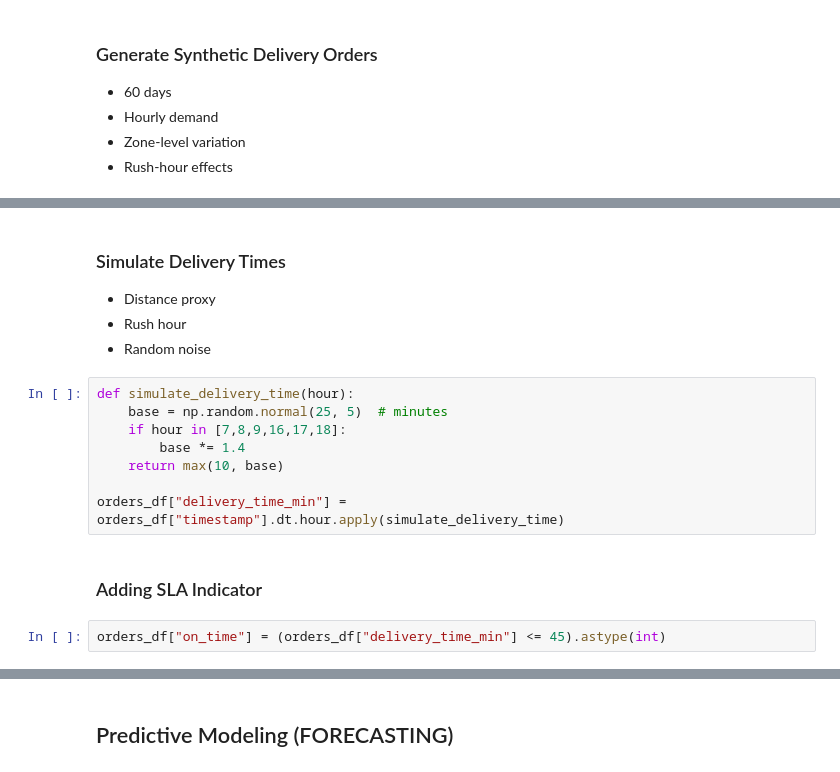
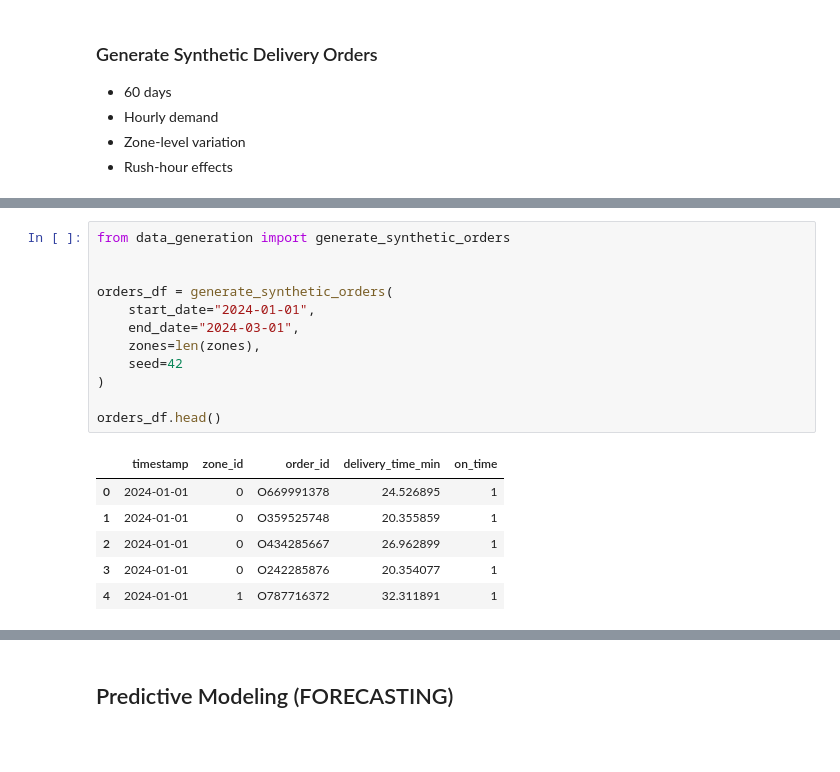
Before and after one commit to jrmcmill/last-mile-delivery-forecasting, a Jupyter notebook: notebooks/01_last_mile_forecasting_and_optimization.ipynb, the cells around one changed output, grey strips where cells are left out. Cells and saved outputs as stored; diff of their text form; blank space fills up the shorter version.

```diff
--- a/notebooks/01_last_mile_forecasting_and_optimization.ipynb
+++ b/notebooks/01_last_mile_forecasting_and_optimization.ipynb
@@ -88,17 +60,19 @@ orders_df.head()
-# %% [markdown]
-### Simulate Delivery Times
-- Distance proxy
-- Rush hour
-- Random noise
-# %%
-def simulate_delivery_time(hour):
-    base = np.random.normal(25, 5)  # minutes
-    if hour in [7,8,9,16,17,18]:
-        base *= 1.4
-    return max(10, base)
-
-orders_df["delivery_time_min"] = orders_df["timestamp"].dt.hour.apply(simulate_delivery_time)
-# %% [markdown]
-### Adding SLA Indicator
-# %%
-orders_df["on_time"] = (orders_df["delivery_time_min"] <= 45).astype(int)
+# %%
+from data_generation import generate_synthetic_orders
+
+
+orders_df = generate_synthetic_orders(
+    start_date="2024-01-01",
+    end_date="2024-03-01",
+    zones=len(zones),
+    seed=42
+)
+
+orders_df.head()
+# %% [output]
+|  | timestamp | zone_id | order_id | delivery_time_min | on_time |
+| 0 | 2024-01-01 | 0 | O669991378 | 24.526895 | 1 |
+| 1 | 2024-01-01 | 0 | O359525748 | 20.355859 | 1 |
+| 2 | 2024-01-01 | 0 | O434285667 | 26.962899 | 1 |
+| 3 | 2024-01-01 | 0 | O242285876 | 20.354077 | 1 |
+| 4 | 2024-01-01 | 1 | O787716372 | 32.311891 | 1 |
```
Also changed, not shown: parts of 48 cells of this notebook, 9 other files.
